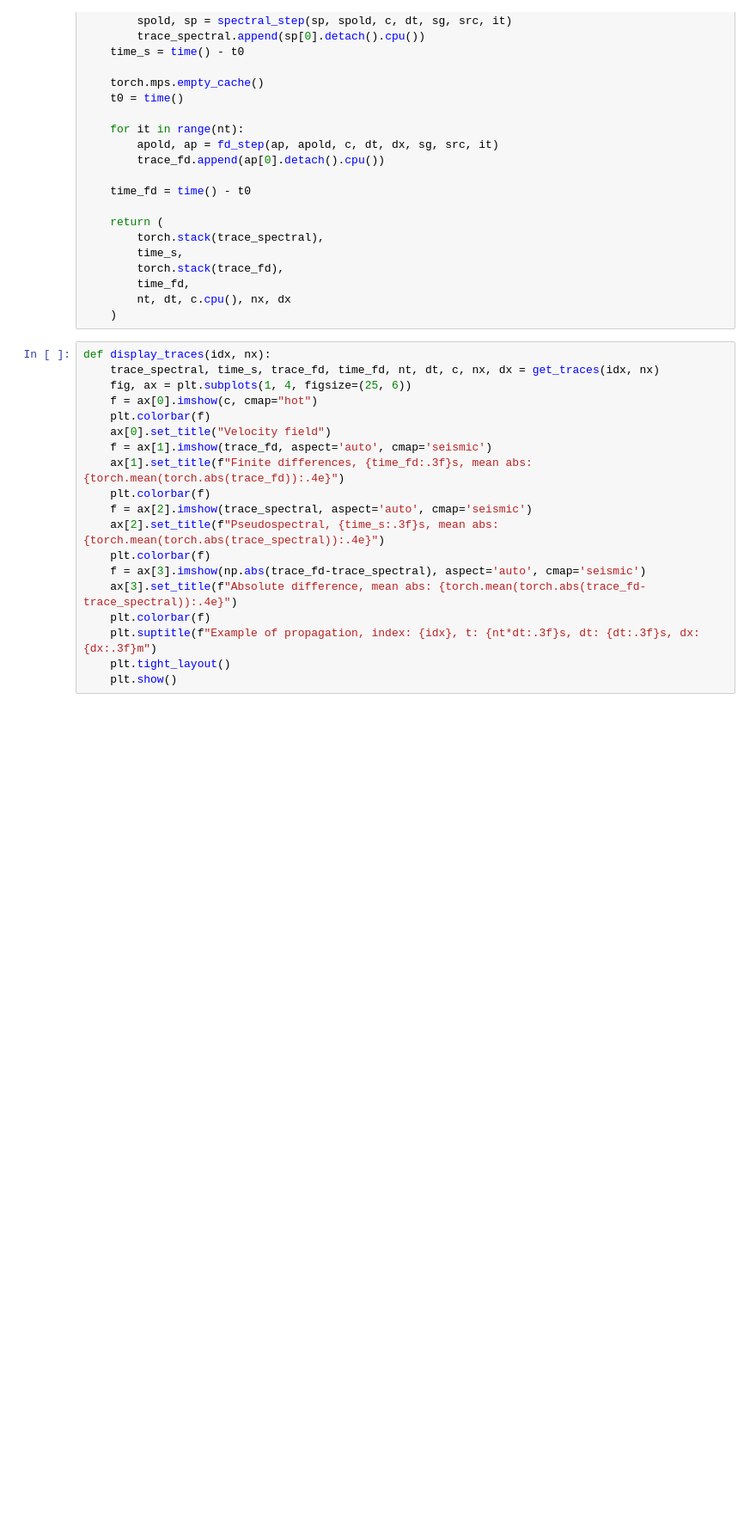
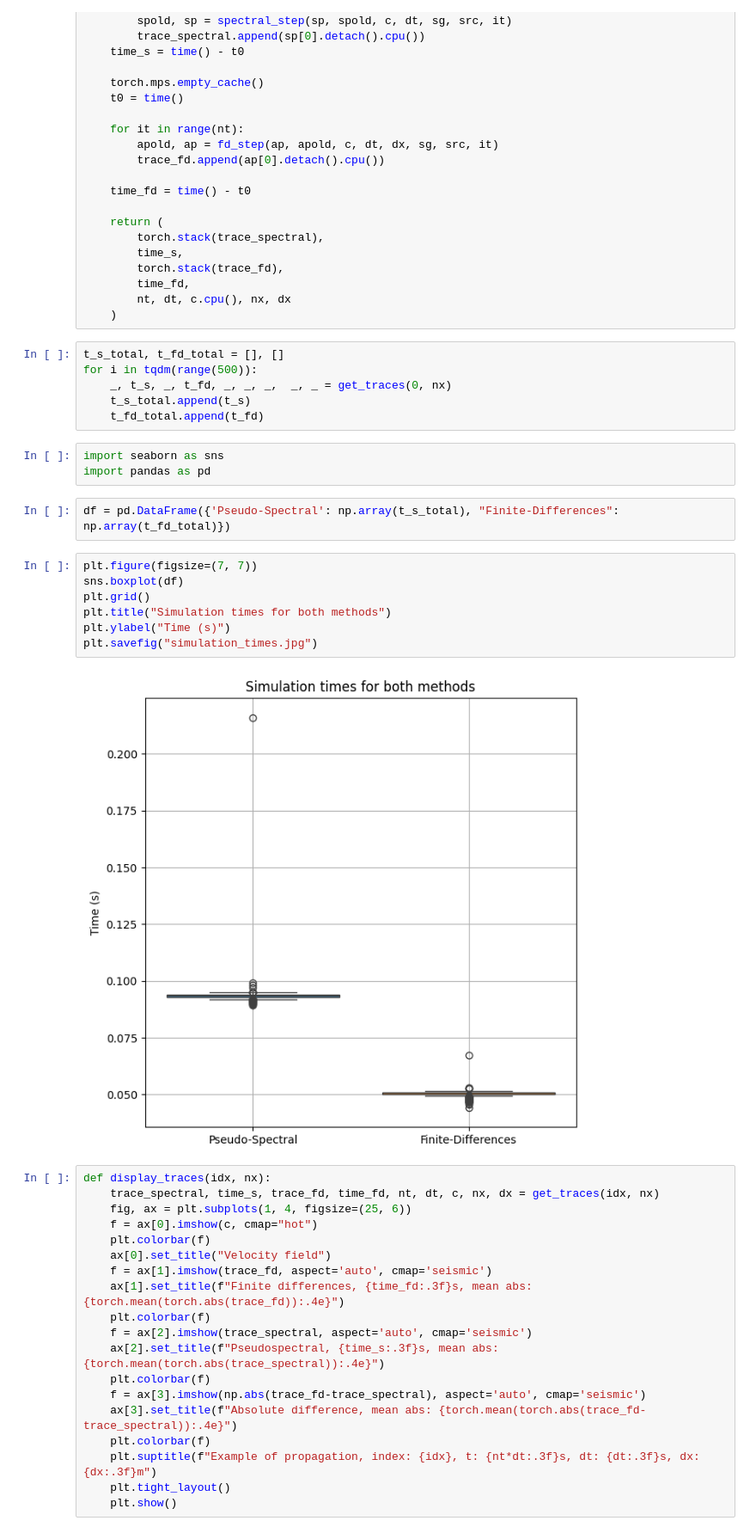
Before and after one commit to pascaltribel/does_knowledge_help, a Jupyter notebook: Data Generation.ipynb, the cells around one changed output. Shown at 86% size. Saved outputs shown, nothing was run; the diff lists cells and outputs as text; blank space fills up the shorter version.

```diff
--- a/Data Generation.ipynb
+++ b/Data Generation.ipynb
@@ -175,6 +175,26 @@ def get_traces(idx, nx, device="mps"):
         time_fd,
         nt, dt, c.cpu(), nx, dx
     )
+# %%
+t_s_total, t_fd_total = [], []
+for i in tqdm(range(500)):
+    _, t_s, _, t_fd, _, _, _,  _, _ = get_traces(0, nx)
+    t_s_total.append(t_s)
+    t_fd_total.append(t_fd)
+# %%
+import seaborn as sns
+import pandas as pd
+# %%
+df = pd.DataFrame({'Pseudo-Spectral': np.array(t_s_total), "Finite-Differences": np.array(t_fd_total)})
+# %%
+plt.figure(figsize=(7, 7))
+sns.boxplot(df)
+plt.grid()
+plt.title("Simulation times for both methods")
+plt.ylabel("Time (s)")
+plt.savefig("simulation_times.jpg")
+# %% [output]
+[figure, added]
 # %%
 def display_traces(idx, nx):
     trace_spectral, time_s, trace_fd, time_fd, nt, dt, c, nx, dx = get_traces(idx, nx)
```
Also changed, not shown: 11 other files.
